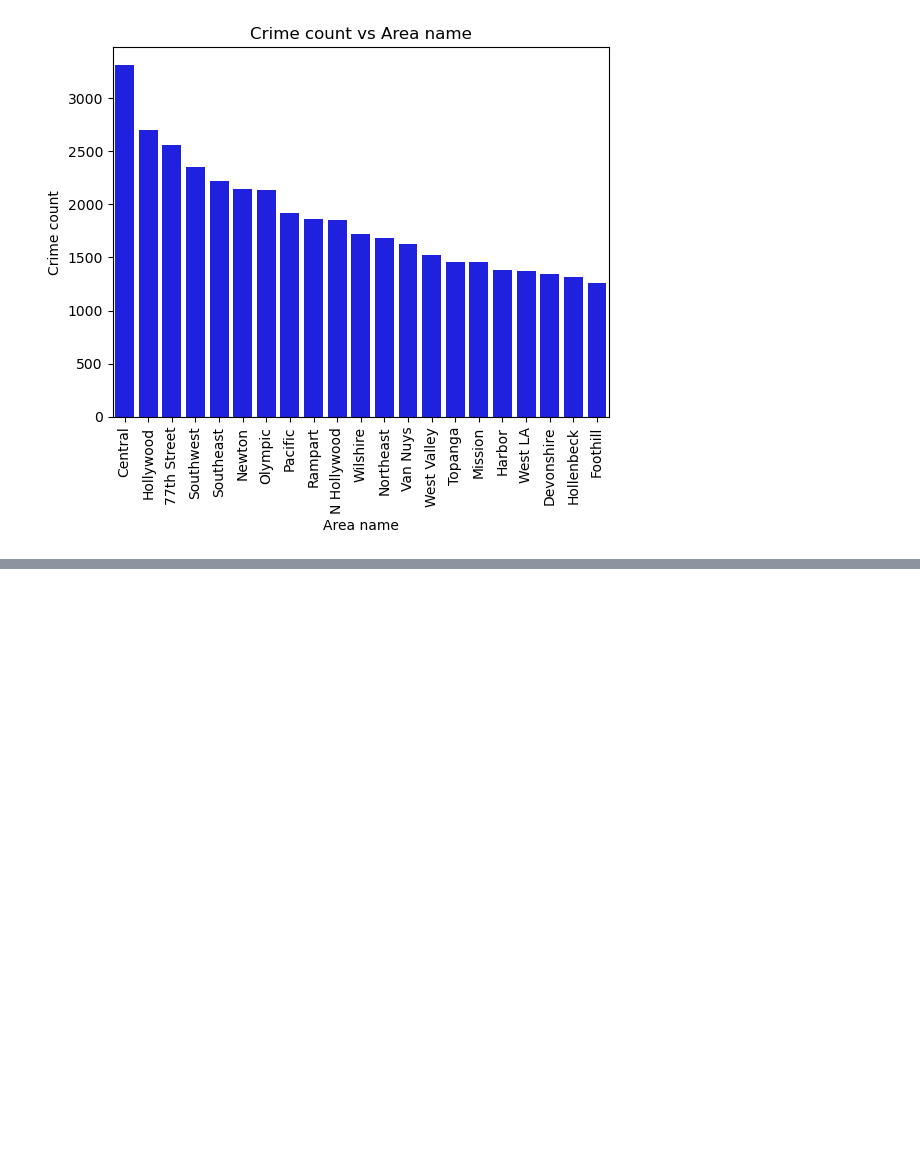
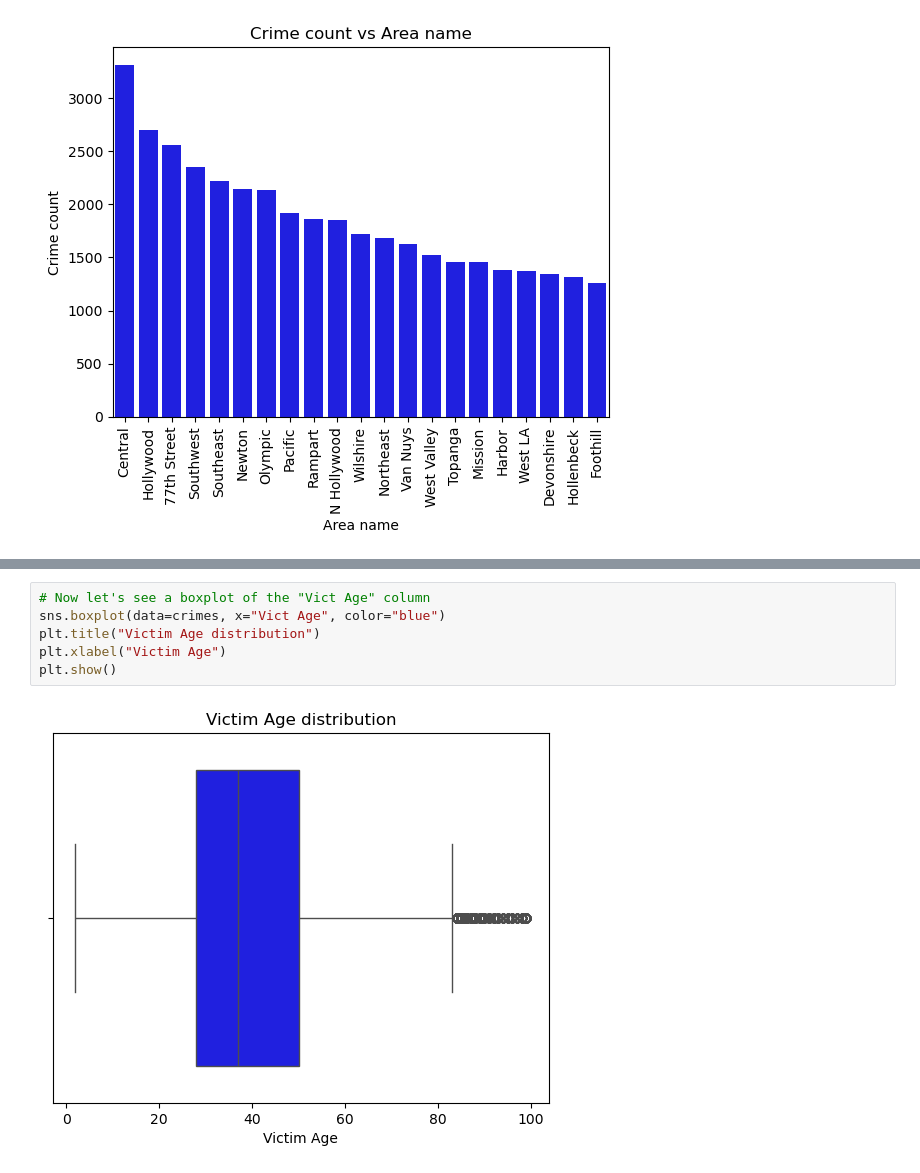
Before and after one commit to Viskuit/Python_Project.Analyzing_Crime_in_Los_Angeles, a Jupyter notebook: notebook.ipynb, the cells around one changed output, grey strips where cells are left out. Cells and saved outputs as stored; diff of their text form; blank space fills up the shorter version.

```diff
--- a/notebook.ipynb
+++ b/notebook.ipynb
@@ -197,0 +271,8 @@ plt.show()
+# %%
+# Now let's see a boxplot of the "Vict Age" column
+sns.boxplot(data=crimes, x="Vict Age", color="blue")
+plt.title("Victim Age distribution")
+plt.xlabel("Victim Age")
+plt.show()
+# %% [output]
+[figure, added]
```
Also changed, not shown: parts of 10 cells of this notebook, 1 other file.
